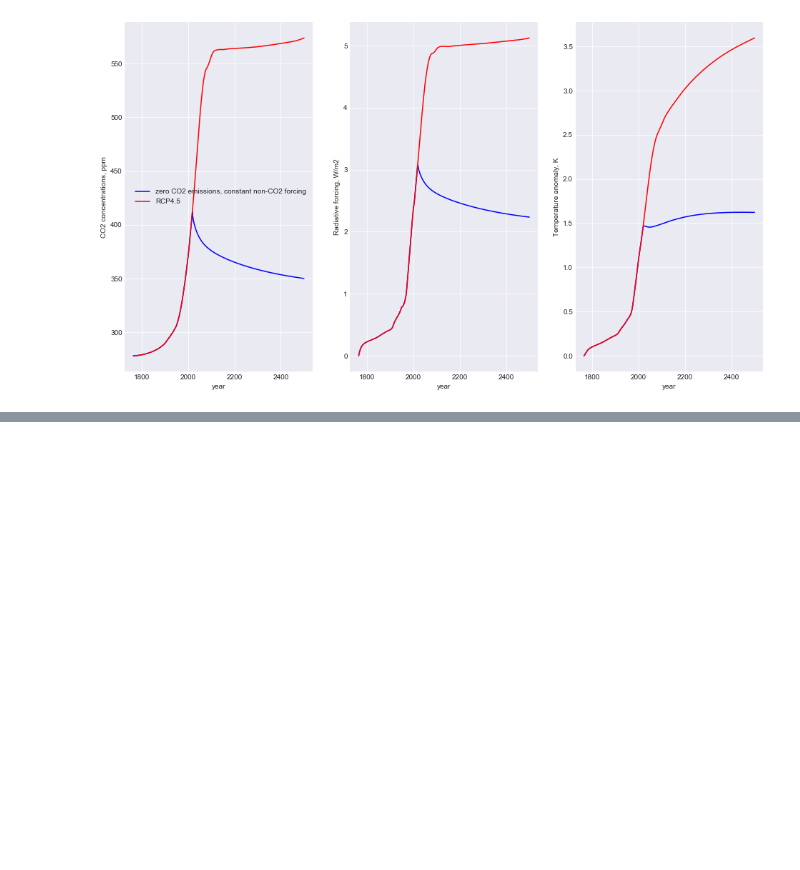
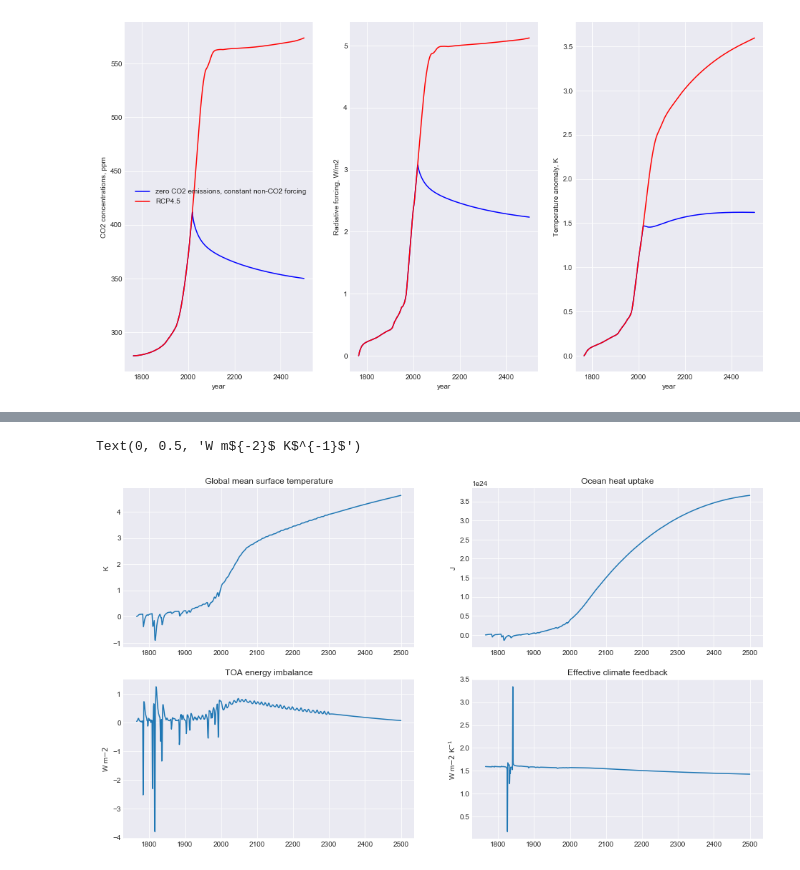
Before and after one commit to OMS-NetZero/FAIR, a Jupyter notebook: docs/examples.ipynb, the cells around one changed output, grey strips where cells are left out. Saved outputs shown, nothing was run; the diff lists cells and outputs as text; code cells hidden in the pictures; blank space fills up the shorter version.

```diff
--- a/docs/examples.ipynb
+++ b/docs/examples.ipynb
@@ -1094,0 +1070,33 @@ ax2.set_ylabel('K');
+# %%
+fig = plt.figure()
+ax1 = fig.add_subplot(221)
+ax2 = fig.add_subplot(222)
+ax3 = fig.add_subplot(223)
+ax4 = fig.add_subplot(224)
+
+C, F, T, lambda_eff, ohc, heatflux = fair.forward.fair_scm(
+    emissions = rcp45.Emissions.emissions,
+    temperature_function='Geoffroy',
+    lambda_global=1.42,
+    ocean_heat_capacity=np.array([9.17,205.68]),
+    deep_ocean_efficacy=1.28,
+    ocean_heat_exchange=0.62,
+    F2x=3.9,
+    scale_F2x=False
+)
+
+ax1.plot(rcp45.Emissions.year, T);
+ax1.set_title('Global mean surface temperature')
+ax1.set_ylabel('K')
+ax2.plot(rcp45.Emissions.year, ohc)
+ax2.set_title('Ocean heat uptake')
+ax2.set_ylabel('J')
+ax3.plot(rcp45.Emissions.year, heatflux)
+ax3.set_title('TOA energy imbalance')
+ax3.set_ylabel('W m${-2}$')
+ax4.plot(rcp45.Emissions.year, lambda_eff)
+ax4.set_title('Effective climate feedback')
+ax4.set_ylabel('W m${-2}$ K$^{-1}$')
+# %% [output]
+Text(0, 0.5, 'W m${-2}$ K$^{-1}$')
+[figure, added]
```
Also changed, not shown: parts of 5 cells of this notebook, 3 other files.
